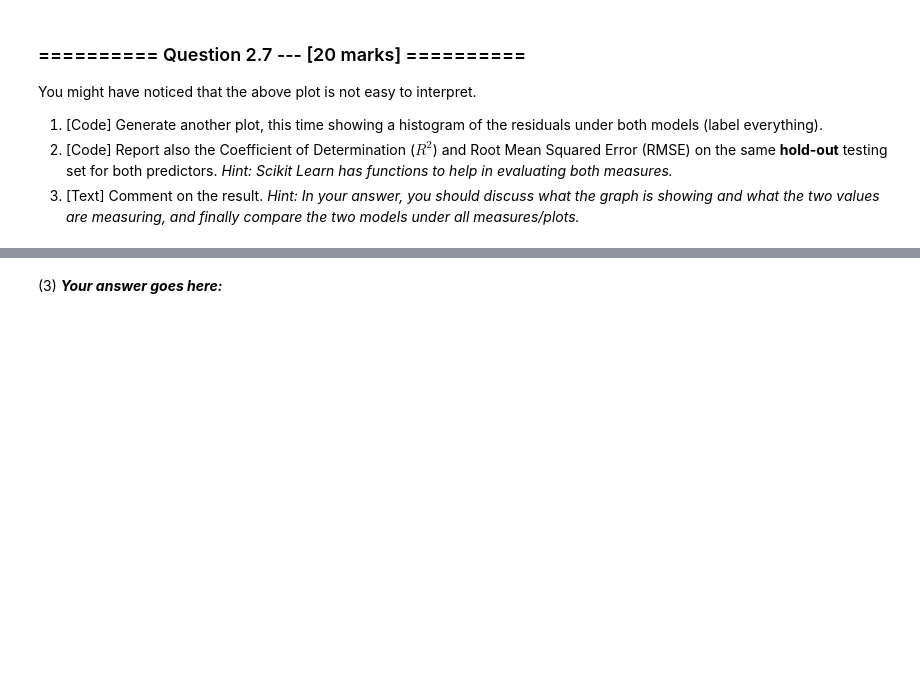
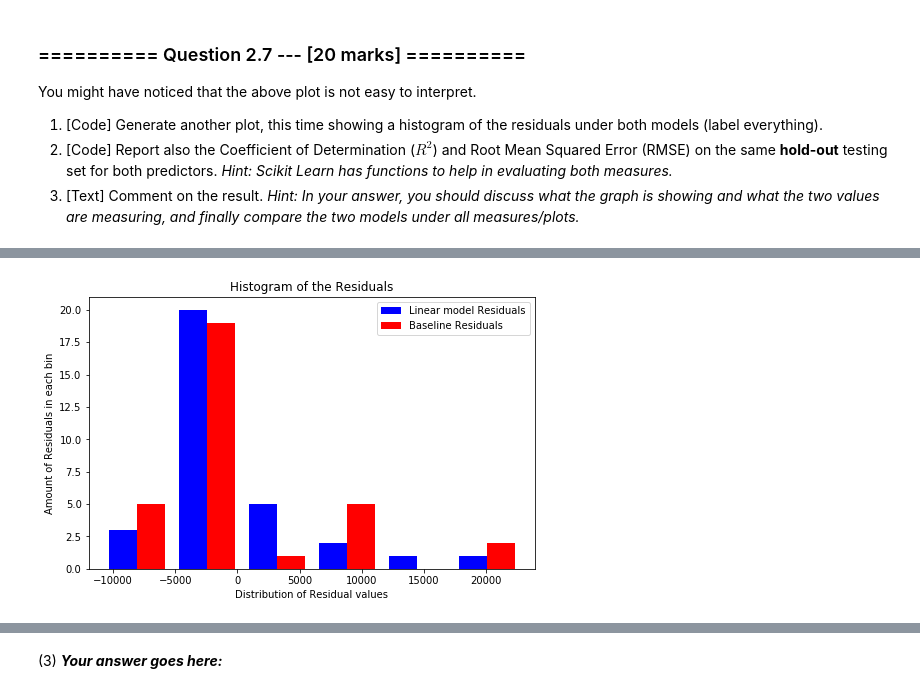
Before and after one commit to ZeroSum24/IAML2018, a Jupyter notebook: Assignments_Work/02_LinearRegression.ipynb, the cells around one changed output, grey strips where cells are left out. Cells and saved outputs as stored; diff of their text form; code cells hidden in the pictures; blank space fills up the shorter version.

```diff
--- a/Assignments_Work/02_LinearRegression.ipynb
+++ b/Assignments_Work/02_LinearRegression.ipynb
@@ -496,0 +487,30 @@ SyntaxError: invalid character in identifier (<ipython-input-57-bc8e27ba125f>, l
+# %%
+# (1) # Showing a histogram of the residuals under both models:
+
+## Gathering the necessary variables
+y_true = y_test
+y_pred_lm = clf.predict(X_test)
+
+# calculating the baseline prices
+baseline_prices = pd.DataFrame(([baseline_price]*32), columns=['Price'])
+
+# residuals = observed values (y_true) - predicted values (y_pred)
+lm_residuals = y_true - y_pred_lm                # linear model residuals
+bs_residuals = y_true - baseline_prices.values   # baseline residuals
+
+# converting the residuals into lists for the histogram
+lm_list = reduce(lambda x,y :x+y,lm_residuals.tolist())
+bs_list = reduce(lambda x,y :x+y,bs_residuals.tolist())
+
+# plotting both sets of residuals
+plt.figure(figsize=(8,5))
+plt.hist(x=[lm_list,bs_list], color=['b','r'], label=["Linear model Residuals", "Baseline Residuals"], bins=6)
+
+# Adding the Title and the labels to the graph
+plt.title("Histogram of the Residuals")
+plt.xlabel("Distribution of Residual values")
+plt.ylabel("Amount of Residuals in each bin")
+plt.legend()
+plt.show()
+# %% [output]
+[figure, added]
```
Also changed, not shown: parts of 22 cells of this notebook.
